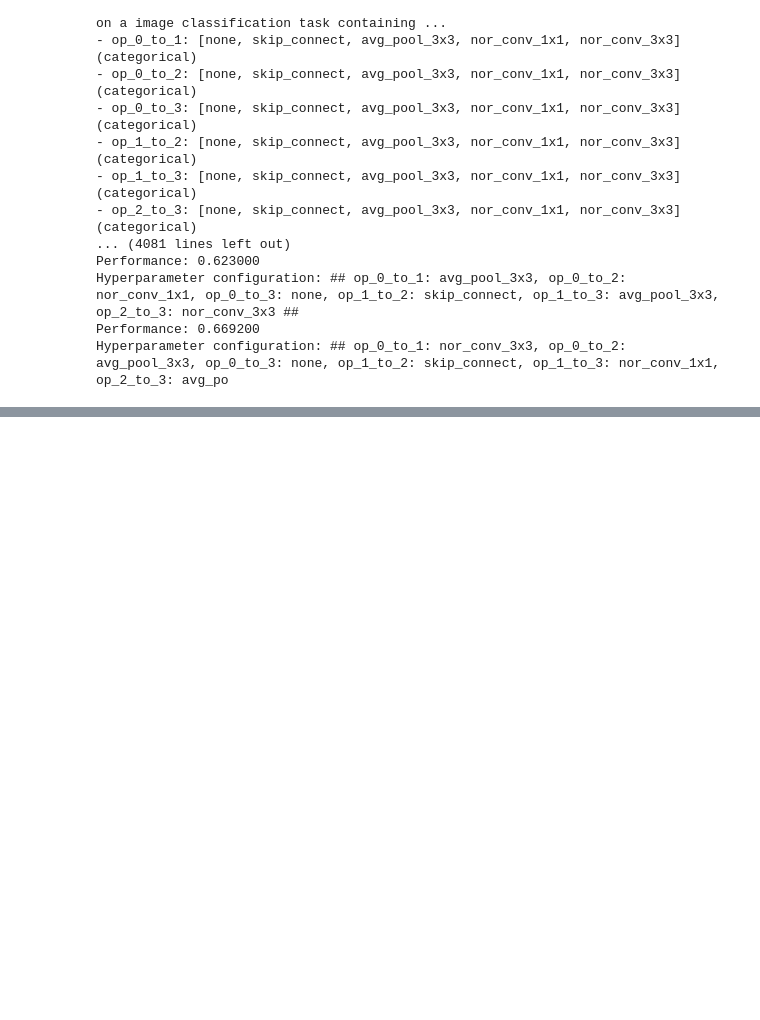
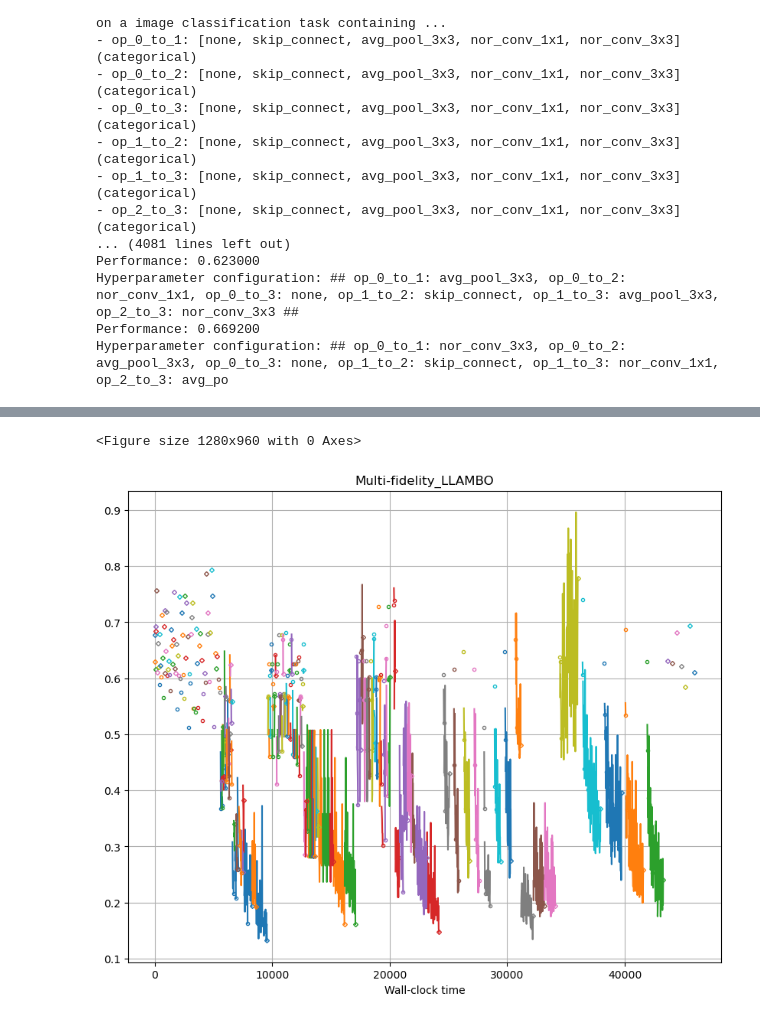
Before and after one commit to ErlisLushtaku/DeepLearningLab-Multi-fidelity_NAS_using_LLMs, a Jupyter notebook: test.ipynb, the cells around one changed output, grey strips where cells are left out. Saved outputs shown, nothing was run; the diff lists cells and outputs as text; code cells hidden in the pictures; blank space fills up the shorter version.

```diff
--- a/test.ipynb
+++ b/test.ipynb
@@ -734,0 +734,69 @@ Hyperparameter configuration: ## op_0_to_1: nor_conv_3x3, op_0_to_2: avg_pool_3x
+# %%
+from typing import Dict, Any, Optional
+
+from syne_tune_local.experiments import (
+    TrialsOfExperimentResults,
+    PlotParameters,
+    MultiFidelityParameters,
+)
+from syne_tune_local.benchmarking.examples.benchmark_hypertune.benchmark_definitions import (
+    benchmark_definitions,
+)
+
+SETUPS_TO_COMPARE = ({"Multi-fidelity_LLAMBO"})
+
+
+def metadata_to_setup(metadata: Dict[str, Any]) -> Optional[str]:
+    algorithm = metadata["algorithm"]
+    return algorithm if algorithm in SETUPS_TO_COMPARE else None
+
+
+if __name__ == "__main__":
+    experiment_name = "simulated-tabular-backend-2024-07-29-13-43-48-314"
+    benchmark_name_to_plot = "nas201-cifar10"
+    seed_to_plot = 7
+    download_from_s3 = False  # Set ``True`` in order to download files from S3
+
+    experiment_names = (experiment_name,)
+    # Plot parameters across all benchmarks
+    plot_params = PlotParameters(
+        xlabel="Wall-clock time",
+        grid=True,
+    )
+    # We need to provide details about rung levels of the multi-fidelity methods.
+    # Also, all methods compared are pause-and-resume
+    multi_fidelity_params = MultiFidelityParameters(
+        rung_levels=[1, 3, 9, 27, 81],
+        multifidelity_setups={name: True for name in SETUPS_TO_COMPARE},
+    )
+    # The creation of ``results`` downloads files from S3 (only if
+    # ``download_from_s3 == True``), reads the metadata and creates an inverse
+    # index. If any result files are missing, or there are too many of them,
+    # warning messages are printed
+    results = TrialsOfExperimentResults(
+        experiment_names=experiment_names,
+        setups=SETUPS_TO_COMPARE,
+        metadata_to_setup=metadata_to_setup,
+        plot_params=plot_params,
+        multi_fidelity_params=multi_fidelity_params,
+        download_from_s3=download_from_s3,
+        benchmark_key=None,
+        seed_key=None,
+    )
+
+    # Create plot for certain benchmark and seed
+    benchmark = benchmark_definitions[benchmark_name_to_plot]
+    # These parameters overwrite those given at construction
+    plot_params = PlotParameters(
+        metric=benchmark.metric,
+        mode=benchmark.mode,
+        convert_to_min=True,
+    )
+    results.plot(
+        benchmark_name=benchmark_name_to_plot,
+        plot_params=plot_params,
+        file_name=f"./learncurves-{experiment_name}-{benchmark_name_to_plot}.png",
+    )
+# %% [output]
+<Figure size 1280x960 with 0 Axes>
+[figure, added]
```
Also changed, not shown: parts of 1 cell of this notebook, 5 other files.
